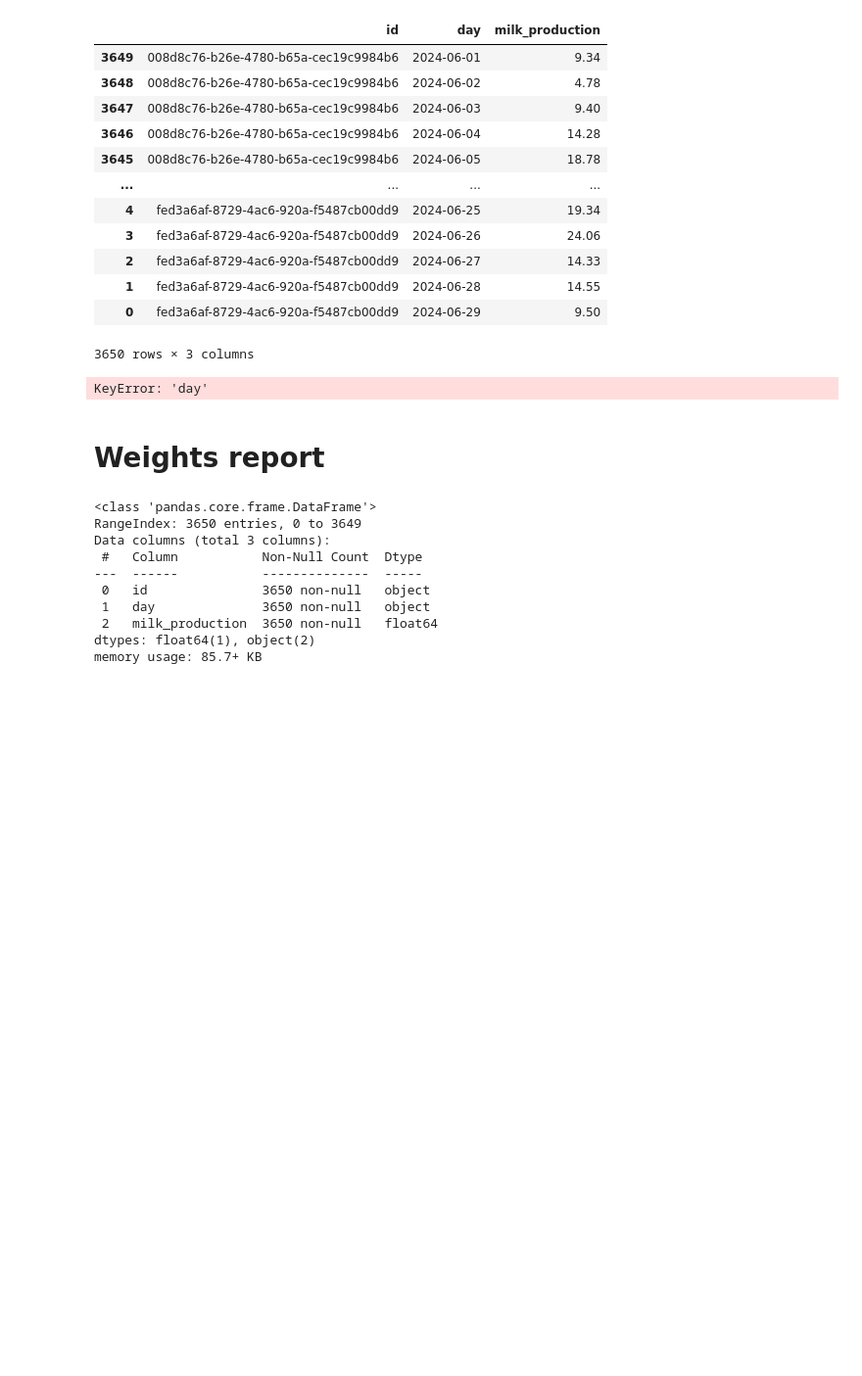
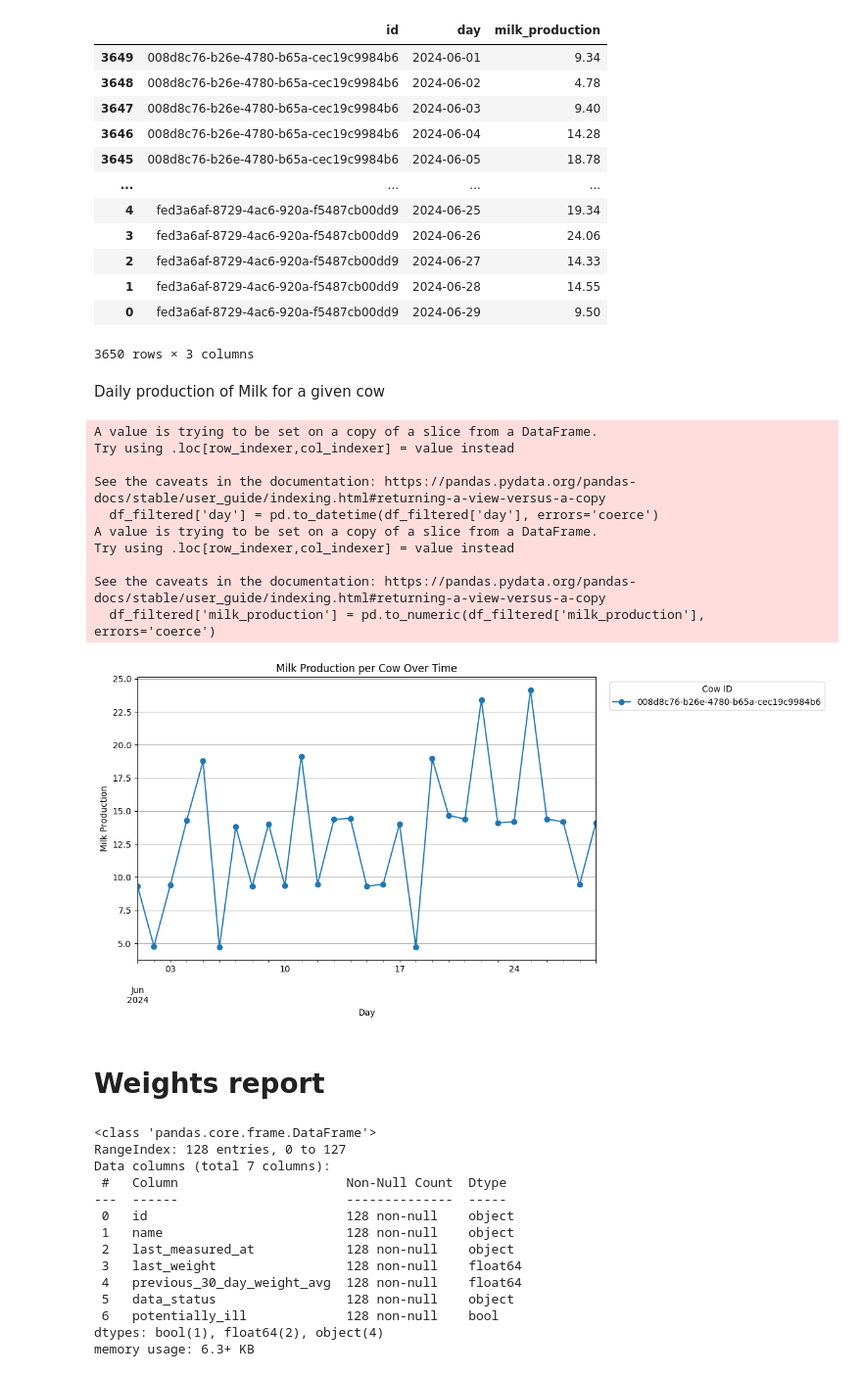
Before and after one commit to a-vico/cow, a Jupyter notebook: utils/explore_reports.ipynb, the cells around one changed output. Shown: that part at 98% size. Drawn from its saved outputs; the diff is of its cells as text; code cells hidden in the pictures; blank space fills up the shorter version.

```diff
--- a/utils/explore_reports.ipynb
+++ b/utils/explore_reports.ipynb
@@ -33,23 +33,37 @@ df_milk.sort_values(by=['id','day'])
 | 1 | fed3a6af-8729-4ac6-920a-f5487cb00dd9 | 2024-06-28 | 14.55 |
 | 0 | fed3a6af-8729-4ac6-920a-f5487cb00dd9 | 2024-06-29 | 9.50 |
 3650 rows × 3 columns
+# %% [markdown]
+Daily production of Milk for a given cow
 # %%
-# Plot milk production per cow over time
+cow = '008d8c76-b26e-4780-b65a-cec19c9984b6'
+
 import matplotlib.pyplot as plt
-# Ensure 'day' is datetime and 'milk_production' is numeric
-df_milk['day'] = pd.to_datetime(df_milk['day'], errors='coerce')
-df_milk['milk_production'] = pd.to_numeric(df_milk['milk_production'], errors='coerce')
-# Pivot so each column is a cow (id) and index is day
-pivot = df_milk.pivot(index='day', columns='id', values='milk_production').sort_index()
+
+df_filtered = df_milk[df_milk['id'] == cow]
+df_filtered['day'] = pd.to_datetime(df_filtered['day'], errors='coerce')
+df_filtered['milk_production'] = pd.to_numeric(df_filtered['milk_production'], errors='coerce')
+
+pivot = df_filtered.pivot(index='day', columns='id', values='milk_production').sort_index()
 plt.figure(figsize=(12,6))
-# Plot all cows; marker helps see points
+
 pivot.plot(marker='o', ax=plt.gca())
 plt.title('Milk Production per Cow Over Time')
 plt.xlabel('Day')
 plt.ylabel('Milk Production')
 plt.grid(True)
 plt.legend(title='Cow ID', bbox_to_anchor=(1.02, 1), loc='upper left')
 plt.tight_layout()
 plt.show()
 # %% [output]
-KeyError: 'day'
+A value is trying to be set on a copy of a slice from a DataFrame.
+Try using .loc[row_indexer,col_indexer] = value instead
+
+See the caveats in the documentation: https://pandas.pydata.org/pandas-docs/stable/user_guide/indexing.html#returning-a-view-versus-a-copy
+  df_filtered['day'] = pd.to_datetime(df_filtered['day'], errors='coerce')
+A value is trying to be set on a copy of a slice from a DataFrame.
+Try using .loc[row_indexer,col_indexer] = value instead
+
+See the caveats in the documentation: https://pandas.pydata.org/pandas-docs/stable/user_guide/indexing.html#returning-a-view-versus-a-copy
+  df_filtered['milk_production'] = pd.to_numeric(df_filtered['milk_production'], errors='coerce')
+[figure, added]
@@ -62,13 +74,17 @@ df_milk = pd.read_csv('../data/reports/report_weights_20240630.csv')
 # %%
-df_milk.info()
+df_weight.info()
 # %% [output]
 <class 'pandas.core.frame.DataFrame'>
-RangeIndex: 3650 entries, 0 to 3649
-Data columns (total 3 columns):
- #   Column           Non-Null Count  Dtype
----  ------           --------------  -----
- 0   id               3650 non-null   object
- 1   day              3650 non-null   object
- 2   milk_production  3650 non-null   float64
-dtypes: float64(1), object(2)
-memory usage: 85.7+ KB
+RangeIndex: 128 entries, 0 to 127
+Data columns (total 7 columns):
+ #   Column                      Non-Null Count  Dtype
+---  ------                      --------------  -----
+ 0   id                          128 non-null    object
+ 1   name                        128 non-null    object
+ 2   last_measured_at            128 non-null    object
+ 3   last_weight                 128 non-null    float64
+ 4   previous_30_day_weight_avg  128 non-null    float64
+ 5   data_status                 128 non-null    object
+ 6   potentially_ill             128 non-null    bool
+dtypes: bool(1), float64(2), object(4)
+memory usage: 6.3+ KB
```
Also changed, not shown: parts of 10 cells of this notebook, 1 other file.
